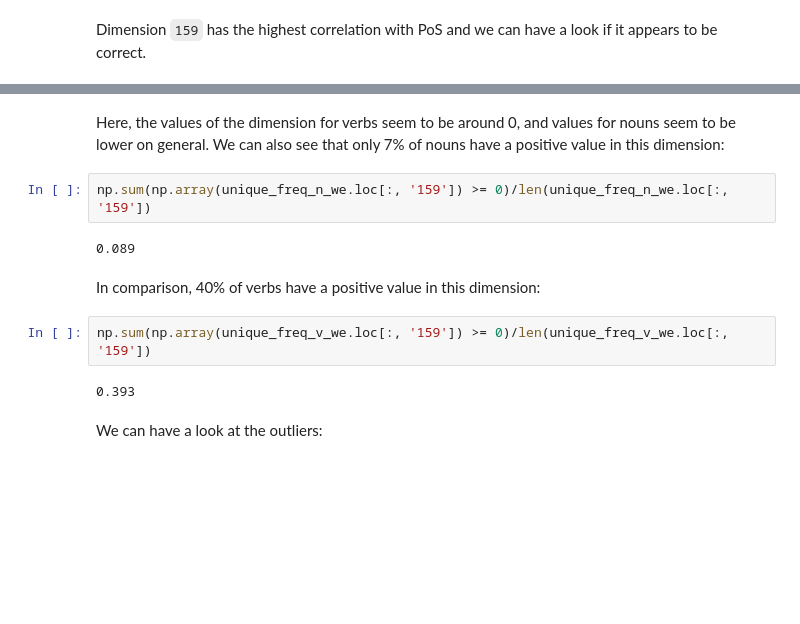
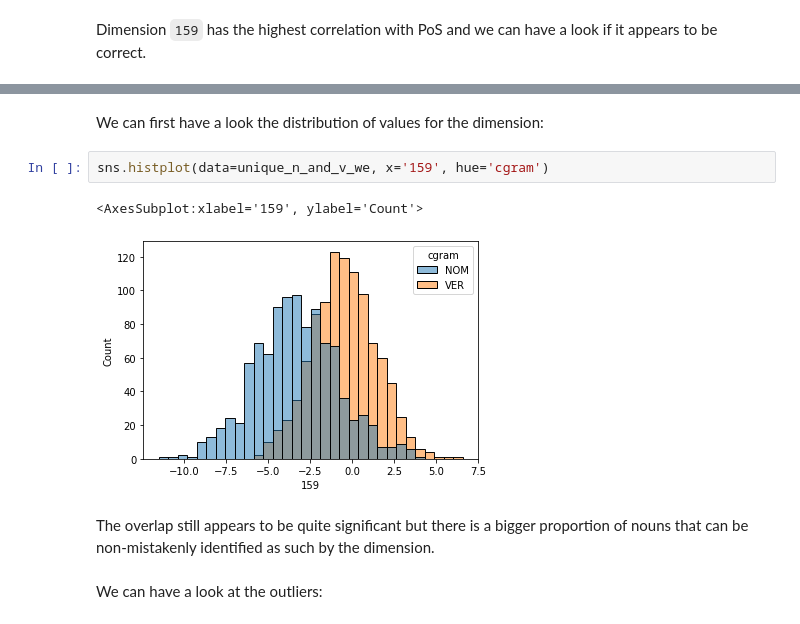
Before and after one commit to ClementineBleuze/WordEmbeddings, a Jupyter notebook: FlauBERT/pos_correlation_experiment_v1.ipynb, the cells around one changed output, grey strips where cells are left out. Saved outputs shown, nothing was run; the diff lists cells and outputs as text; blank space fills up the shorter version.

```diff
--- a/FlauBERT/pos_correlation_experiment_v1.ipynb
+++ b/FlauBERT/pos_correlation_experiment_v1.ipynb
@@ -830,15 +797,12 @@ plt.legend()
-# %% [markdown]
-Here, the values of the dimension for verbs seem to be around 0, and values for nouns seem to be lower on general. We can also see that only 7% of nouns have a positive value in this dimension:
-# %%
-np.sum(np.array(unique_freq_n_we.loc[:, '159']) >= 0)/len(unique_freq_n_we.loc[:, '159'])
-# %% [output]
-0.089
-# %% [markdown]
-In comparison, 40% of verbs have a positive value in this dimension:
-# %%
-np.sum(np.array(unique_freq_v_we.loc[:, '159']) >= 0)/len(unique_freq_v_we.loc[:, '159'])
-# %% [output]
-0.393
+# %% [markdown]
+We can first have a look the distribution of values for the dimension:
+# %%
+sns.histplot(data=unique_n_and_v_we, x='159', hue='cgram')
+# %% [output]
+<AxesSubplot:xlabel='159', ylabel='Count'>
+[figure, added]
+# %% [markdown]
+The overlap still appears to be quite significant but there is a bigger proportion of nouns that can be non-mistakenly identified as such by the dimension.
 # %% [markdown]
 We can have a look at the outliers:
 # %%
```
Also changed, not shown: parts of 49 cells of this notebook, 2 other files.
